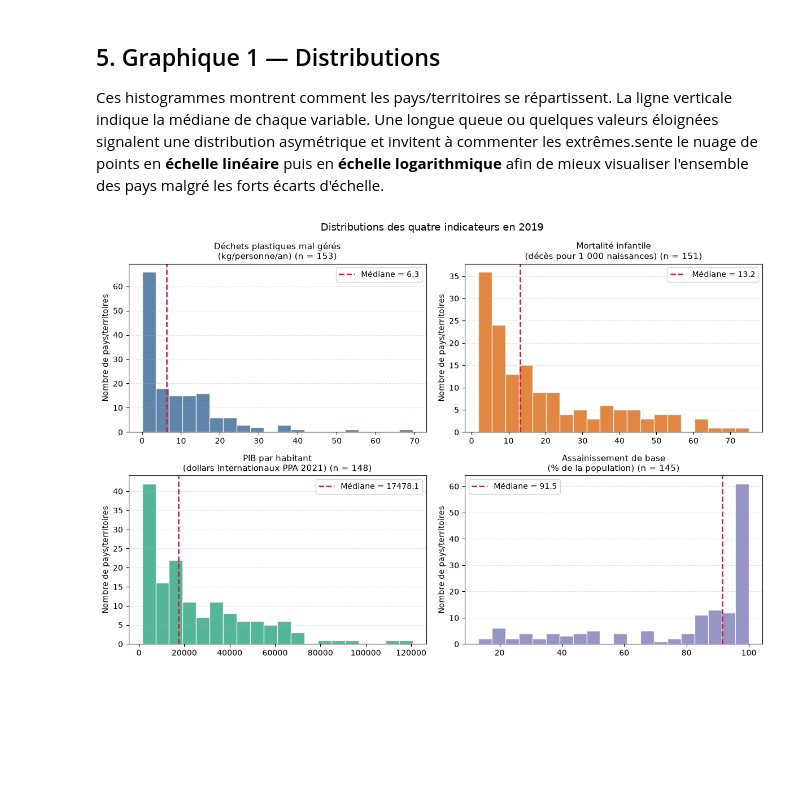
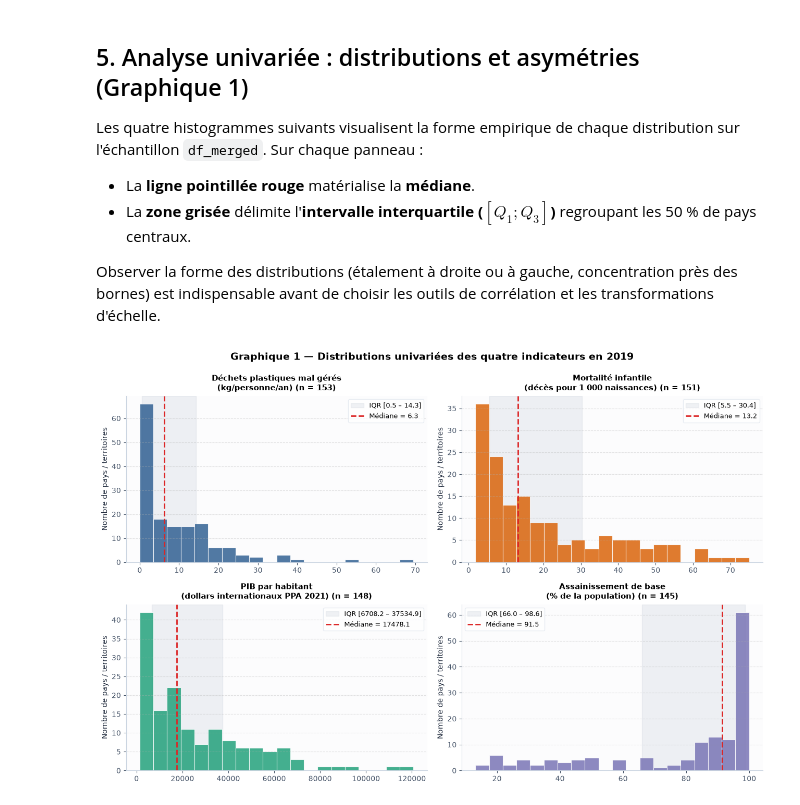
Before and after one commit to Rayanisworking/Python-pour-la-data-science, a Jupyter notebook: Notebook.ipynb, the cells around one changed output. Drawn from its saved outputs; the diff is of its cells as text; code cells hidden in the pictures; blank space fills up the shorter version.

Commit message:
Fin Notebook avec Amélioration HTML

```diff
--- a/Notebook.ipynb
+++ b/Notebook.ipynb
@@ -25,10 +78,25 @@ import subprocess
 import sys
 
 import matplotlib.pyplot as plt
+import numpy as np
 import pandas as pd
 from IPython.display import Markdown, display
 
+# Configuration esthétique globale pour l'ensemble des graphiques
+plt.rcParams.update({
+    "figure.facecolor": "white",
+    "axes.facecolor": "#fcfcfd",
+    "axes.spines.top": False,
+    "axes.spines.right": False,
+    "axes.edgecolor": "#cbd5e1",
+    "axes.labelcolor": "#1e293b",
+    "axes.titleweight": "bold",
+    "xtick.color": "#475569",
+    "ytick.color": "#475569",
+    "font.size": 10,
+})
 
+# Détection automatique de la racine du projet (ou clonage si exécuté seul)
 PROJECT_DIR = Path.cwd()
 if not (PROJECT_DIR / "cleaning.py").exists():
     if (PROJECT_DIR.parent / "cleaning.py").exists():
@@ -48,11 +116,11 @@ if str(PROJECT_DIR) not in sys.path:
 from download import download, RAW_ROOT
 from cleaning import prepare_project_data
 
-
+# Création des répertoires d'export des figures et tableaux
 FIGURES_DIR = PROJECT_DIR / "outputs" / "figures"
 TABLES_DIR = PROJECT_DIR / "outputs" / "tables"
 FIGURES_DIR.mkdir(parents=True, exist_ok=True)
 TABLES_DIR.mkdir(parents=True, exist_ok=True)
 
-print(f"Dossier du projet prêt : {PROJECT_DIR}")
+print(f"Environnement initialisé avec succès : {PROJECT_DIR}")
 # %% [output]
@@ -190,32 +300,40 @@ df_descriptives.to_csv(TABLES_DIR / "statistiques_descriptives.csv", index=False
 # %% [markdown]
-## 5. Graphique 1 — Distributions
+<a id="sec-5"></a>
+## 5. Analyse univariée : distributions et asymétries (Graphique 1)
 
-Ces histogrammes montrent comment les pays/territoires se répartissent. La ligne verticale indique la médiane de chaque variable. Une longue queue ou quelques valeurs éloignées signalent une distribution asymétrique et invitent à commenter les extrêmes.sente le nuage de points en **échelle linéaire** puis en **échelle logarithmique** afin de mieux visualiser l'ensemble des pays malgré les forts écarts d'échelle.
+Les quatre histogrammes suivants visualisent la forme empirique de chaque distribution sur l'échantillon `df_merged`. Sur chaque panneau :
+- La **ligne pointillée rouge** matérialise la **médiane**.
+- La **zone grisée** délimite l'**intervalle interquartile ($[Q_1 ; Q_3]$)** regroupant les 50 % de pays centraux.
+
+Observer la forme des distributions (étalement à droite ou à gauche, concentration près des bornes) est indispensable avant de choisir les outils de corrélation et les transformations d'échelle.
 # %%
 variables_hist = [
     ("plastic_kg_per_person", "Déchets plastiques mal gérés\n(kg/personne/an)", "#2b5c8f"),
     ("infant_mortality_per_1000", "Mortalité infantile\n(décès pour 1 000 naissances)", "#d95f02"),
     ("gdp_pc_ppp_2019", "PIB par habitant\n(dollars internationaux PPA 2021)", "#1b9e77"),
     ("basic_sanitation_pct", "Assainissement de base\n(% de la population)", "#7570b3"),
 ]
 
-fig, axes = plt.subplots(2, 2, figsize=(12, 8))
+fig, axes = plt.subplots(2, 2, figsize=(13, 8.5))
 axes = axes.flatten()
 
 for ax, (col, titre, couleur) in zip(axes, variables_hist):
     valeurs = df_merged[col].dropna()
     med = valeurs.median()
+    q1, q3 = valeurs.quantile(0.25), valeurs.quantile(0.75)
 
-    ax.hist(valeurs, bins=20, color=couleur, alpha=0.75, edgecolor="white")
-    ax.axvline(med, color="crimson", linestyle="--", linewidth=1.8, label=f"Médiane = {med:.1f}")
-    ax.set_title(f"{titre} (n = {len(valeurs)})", fontsize=10.5)
-    ax.set_ylabel("Nombre de pays/territoires")
-    ax.legend()
+    ax.axvspan(q1, q3, color="#94a3b8", alpha=0.14, label=f"IQR [{q1:.1f} – {q3:.1f}]")
+    ax.hist(valeurs, bins=20, color=couleur, alpha=0.82, edgecolor="white", linewidth=0.8)
+    ax.axvline(med, color="#dc2626", linestyle="--", linewidth=2.0, label=f"Médiane = {med:.1f}")
+
+    ax.set_title(f"{titre} (n = {len(valeurs)})", fontsize=11, pad=8)
+    ax.set_ylabel("Nombre de pays / territoires")
+    ax.legend(frameon=True, facecolor="white", edgecolor="#e2e8f0", fontsize=9)
     ax.grid(True, axis="y", linestyle="--", alpha=0.35)
 
-fig.suptitle("Distributions des quatre indicateurs en 2019", fontsize=13)
+fig.suptitle("Graphique 1 — Distributions univariées des quatre indicateurs en 2019", fontsize=14, fontweight="bold", y=0.99)
 plt.tight_layout()
-plt.savefig(FIGURES_DIR / "fig1_distributions_2019.png", dpi=150)
+plt.savefig(FIGURES_DIR / "fig1_distributions_2019.png", dpi=150, bbox_inches="tight")
 plt.show()
 # %% [output]
-[figure, old version]
+[figure, new version]
```
Also changed, not shown: parts of 33 cells of this notebook, 7 other files.
